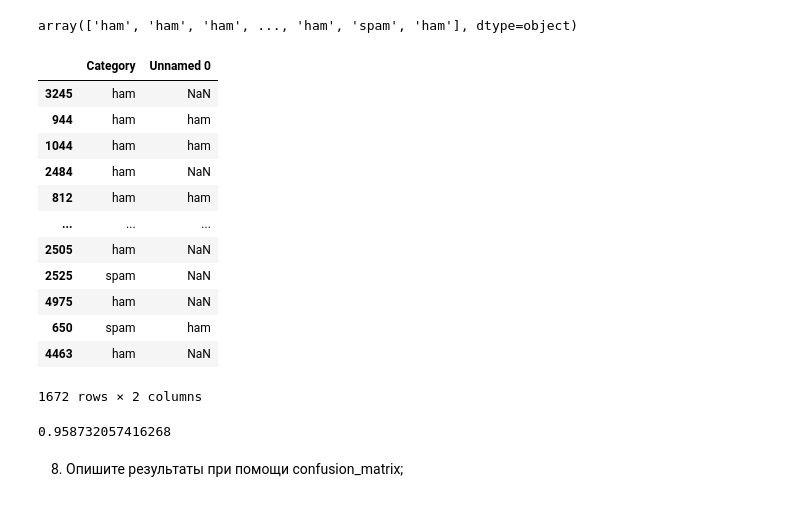
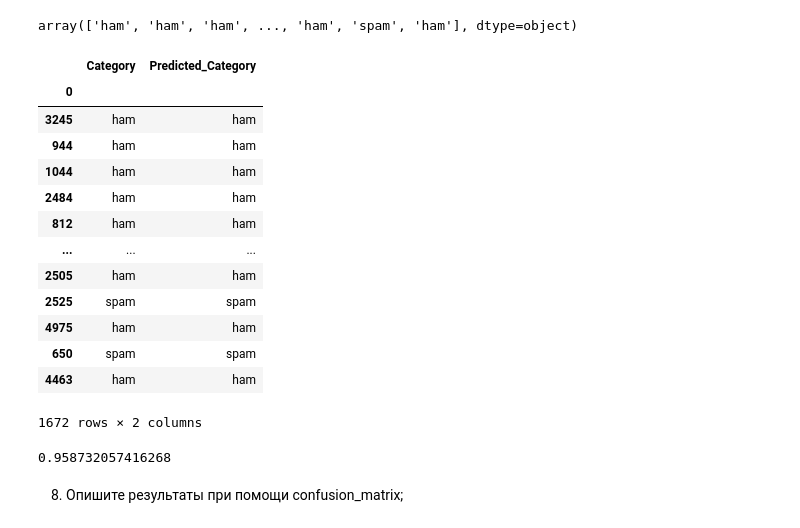
Before and after one commit to ehdmuravjov/pyda-16-em, a Jupyter notebook: dz21/Homework_21_Stat_case_study.ipynb, the cells around one changed output. Cells and saved outputs as stored; diff of their text form; code cells hidden in the pictures.

```diff
--- a/dz21/Homework_21_Stat_case_study.ipynb
+++ b/dz21/Homework_21_Stat_case_study.ipynb
@@ -304,25 +282,27 @@ result = pd.DataFrame([Y_test, LR.predict(X_test)]).T
-# %%
-result
-# %% [output]
-|  | Category | Unnamed 0 |
-| 3245 | ham | NaN |
-| 944 | ham | ham |
-| 1044 | ham | ham |
-| 2484 | ham | NaN |
-| 812 | ham | ham |
-| ... | ... | ... |
-| 2505 | ham | NaN |
-| 2525 | spam | NaN |
-| 4975 | ham | NaN |
-| 650 | spam | ham |
-| 4463 | ham | NaN |
-1672 rows × 2 columns
+# %%
+result.set_index(0, inplace=True)
+result.columns = ['Category','Predicted_Category']
+result
+# %% [output]
+|  | Category | Predicted_Category |
+| 0 |  |  |
+| 3245 | ham | ham |
+| 944 | ham | ham |
+| 1044 | ham | ham |
+| 2484 | ham | ham |
+| 812 | ham | ham |
+| ... | ... | ... |
+| 2505 | ham | ham |
+| 2525 | spam | spam |
+| 4975 | ham | ham |
+| 650 | spam | spam |
+| 4463 | ham | ham |
+1672 rows × 2 columns
 # %%
 from sklearn.metrics import accuracy_score
+accuracy_score(Y_test, LR.predict(X_test))
+# %% [output]
+0.958732057416268
-# %%
-accuracy_score(Y_test, LR.predict(X_test))
-# %% [output]
-0.958732057416268
 # %% [markdown]
 8) Опишите результаты при помощи confusion_matrix;
 # %%
```
Also changed, not shown: parts of 13 cells of this notebook.
